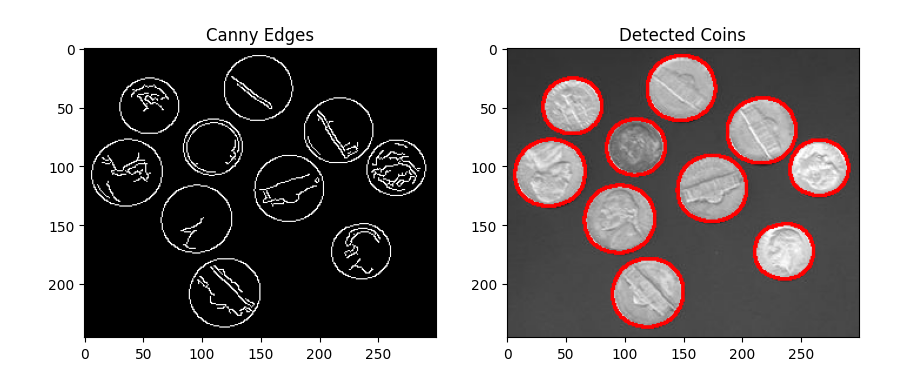
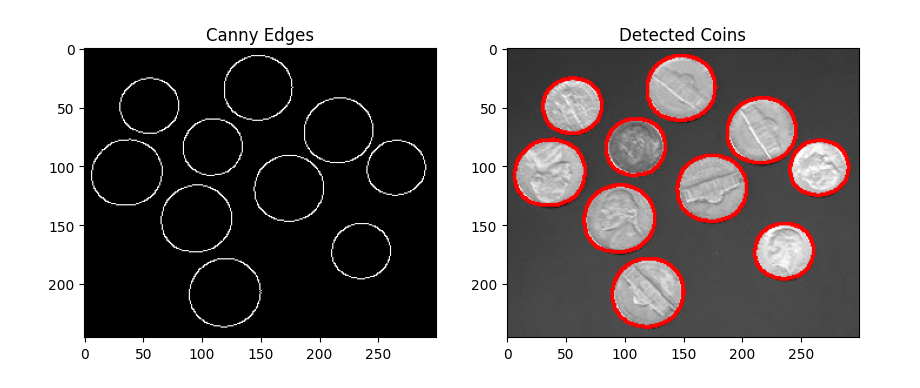
Before and after one commit to Akshat2920/VR_Assignment1_AkshatAbhishekLal_MT2024015, a Jupyter notebook: Assignment.ipynb, the cells around one changed output. Drawn from its saved outputs; the diff is of its cells as text; code cells hidden in the pictures.

```diff
--- a/Assignment.ipynb
+++ b/Assignment.ipynb
@@ -1,23 +7,21 @@
 # %%
-import cv2
-import numpy as np
-import matplotlib.pyplot as plt
+#Detect all coins in the image (2 Marks)
+#   Use edge detection, to detect all coins in the image.
+#   Visualize the detected coins by outlining them in the image.
 
-image = cv2.imread("coins.jpg")
-gray = cv2.cvtColor(image, cv2.COLOR_BGR2GRAY)
-blurred = cv2.GaussianBlur(gray, (5, 5), 0)
+blurred = cv2.GaussianBlur(gray, (11, 11), 0)
 edges = cv2.Canny(blurred, 50, 150)
 contours, _ = cv2.findContours(edges, cv2.RETR_EXTERNAL, cv2.CHAIN_APPROX_SIMPLE)
 output = image.copy()
 cv2.drawContours(output, contours, -1, (0, 0, 255), 2)
 plt.figure(figsize=(10, 5))
 plt.subplot(1, 2, 1)
 plt.title("Canny Edges")
 plt.imshow(edges, cmap="gray")
 
 plt.subplot(1, 2, 2)
 plt.title("Detected Coins")
 plt.imshow(cv2.cvtColor(output, cv2.COLOR_BGR2RGB))
 plt.show()
 # %% [output]
-[figure, old version]
+[figure, new version]
```
Also changed, not shown: parts of 5 cells of this notebook.
